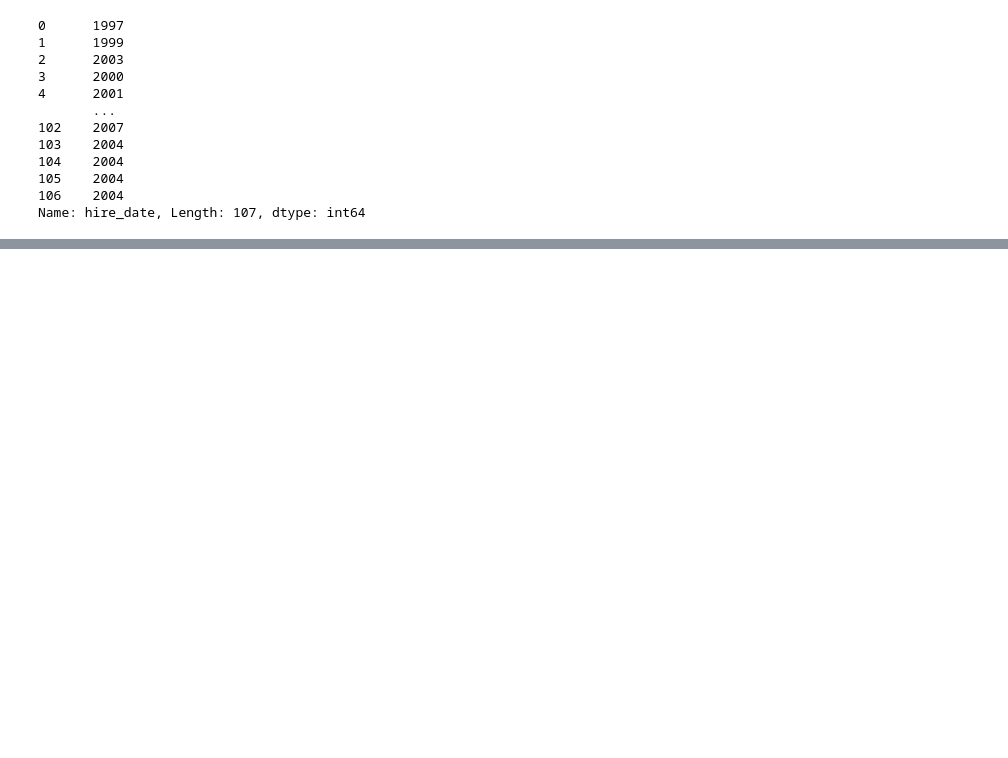
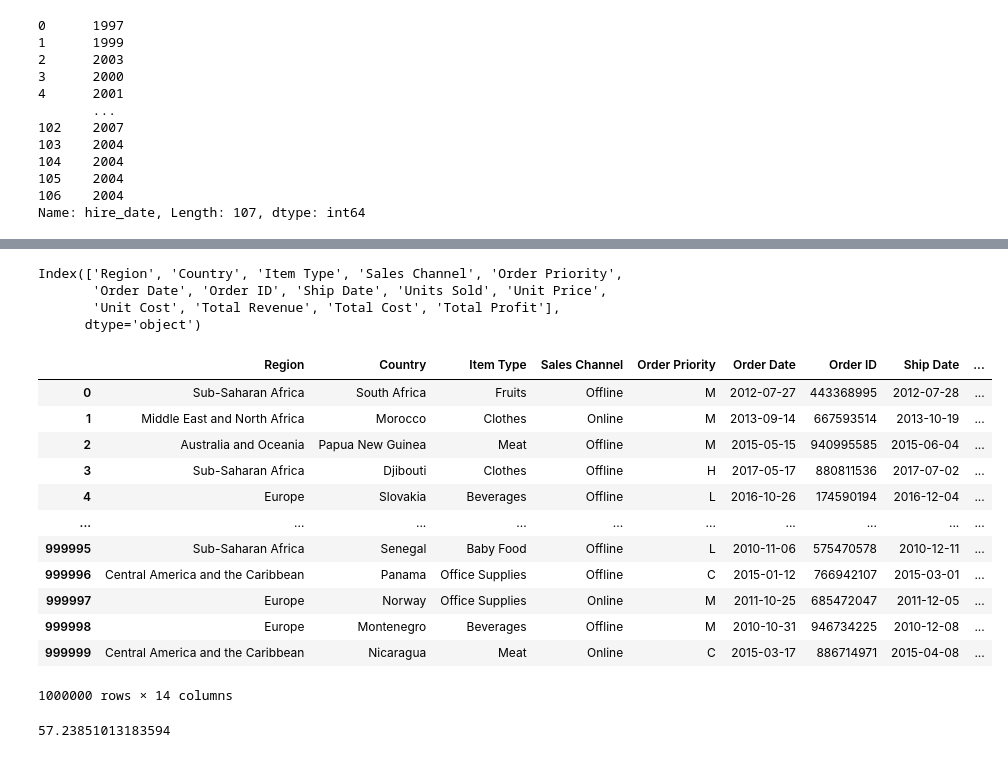
Before and after one commit to piotrgradzinski/python_20230302, a Jupyter notebook: day_5_pgg/intro_pandas.ipynb, the cells around one changed output, grey strips where cells are left out. Cells and saved outputs as stored; diff of their text form; code cells hidden in the pictures; blank space fills up the shorter version.

```diff
--- a/day_5_pgg/intro_pandas.ipynb
+++ b/day_5_pgg/intro_pandas.ipynb
@@ -223,0 +333,43 @@ df
+# %%
+df.columns
+# %% [output]
+Index(['Region', 'Country', 'Item Type', 'Sales Channel', 'Order Priority',
+       'Order Date', 'Order ID', 'Ship Date', 'Units Sold', 'Unit Price',
+       'Unit Cost', 'Total Revenue', 'Total Cost', 'Total Profit'],
+      dtype='object')
+# %%
+typy = {
+    "Units Sold": 'int16',
+    "Order ID": 'int32',
+    "Unit Price":'float32',
+    "Unit Cost": 'float32',
+    "Region": 'category',
+    "Country": 'category',
+    "Item Type": 'category',
+    "Sales Channel": 'category',
+    "Order Priority": 'category',
+}
+# %%
+df = pd.read_csv('../data/sales-records.csv',
+                dtype=typy,
+                parse_dates=['Order Date', 'Ship Date'],
+                infer_datetime_format=True)
+df
+# %% [output]
+|  | Region | Country | Item Type | Sales Channel | Order Priority | Order Date | Order ID | Ship Date | ... |
+| 0 | Sub-Saharan Africa | South Africa | Fruits | Offline | M | 2012-07-27 | 443368995 | 2012-07-28 | ... |
+| 1 | Middle East and North Africa | Morocco | Clothes | Online | M | 2013-09-14 | 667593514 | 2013-10-19 | ... |
+| 2 | Australia and Oceania | Papua New Guinea | Meat | Offline | M | 2015-05-15 | 940995585 | 2015-06-04 | ... |
+| 3 | Sub-Saharan Africa | Djibouti | Clothes | Offline | H | 2017-05-17 | 880811536 | 2017-07-02 | ... |
+| 4 | Europe | Slovakia | Beverages | Offline | L | 2016-10-26 | 174590194 | 2016-12-04 | ... |
+| ... | ... | ... | ... | ... | ... | ... | ... | ... | ... |
+| 999995 | Sub-Saharan Africa | Senegal | Baby Food | Offline | L | 2010-11-06 | 575470578 | 2010-12-11 | ... |
+| 999996 | Central America and the Caribbean | Panama | Office Supplies | Offline | C | 2015-01-12 | 766942107 | 2015-03-01 | ... |
+| 999997 | Europe | Norway | Office Supplies | Online | M | 2011-10-25 | 685472047 | 2011-12-05 | ... |
+| 999998 | Europe | Montenegro | Beverages | Offline | M | 2010-10-31 | 946734225 | 2010-12-08 | ... |
+| 999999 | Central America and the Caribbean | Nicaragua | Meat | Online | C | 2015-03-17 | 886714971 | 2015-04-08 | ... |
+1000000 rows × 14 columns
+# %%
+df.memory_usage(deep=True).sum() / 2**20
+# %% [output]
+57.23851013183594
```
Also changed, not shown: parts of 11 cells of this notebook.
